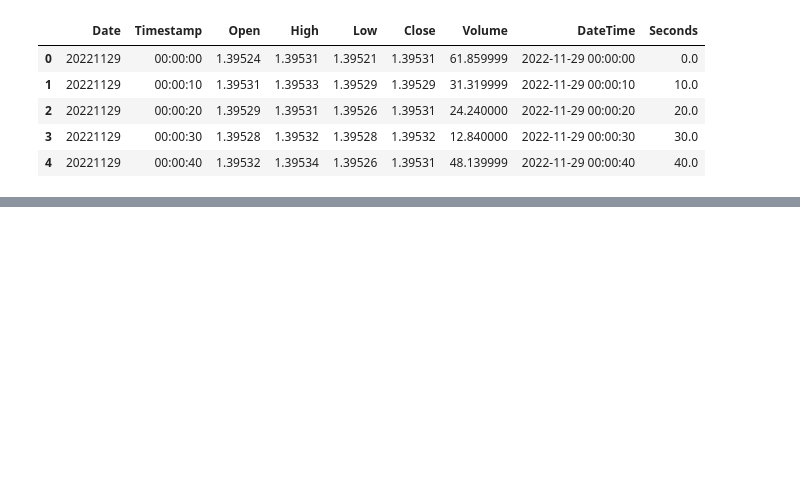
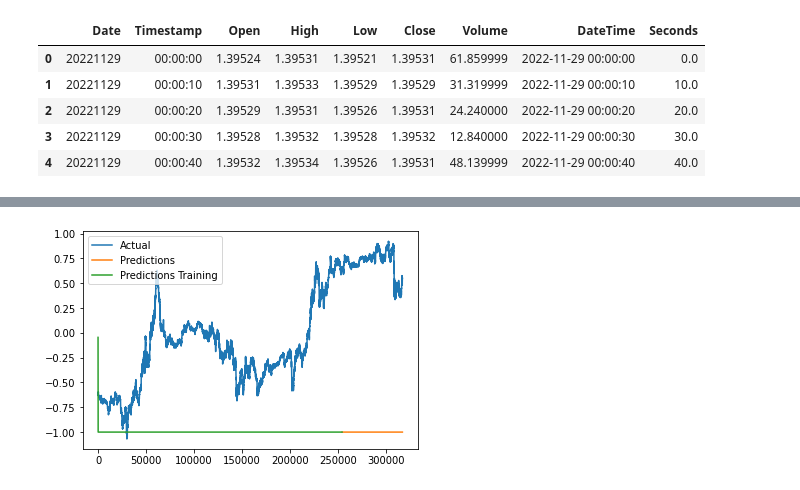
Before and after one commit to GoldenWind8/AlgorithmicTrading, a Jupyter notebook: NeuralNetworkModel.ipynb, the cells around one changed output, grey strips where cells are left out. Saved outputs shown, nothing was run; the diff lists cells and outputs as text; code cells hidden in the pictures; blank space fills up the shorter version.

```diff
--- a/NeuralNetworkModel.ipynb
+++ b/NeuralNetworkModel.ipynb
@@ -118,0 +236,21 @@ plt.show()
+# %%
+ # Split the data into training and testing sets
+train_data = data.iloc[:int(len(data) * 0.8)]
+test_data = data.iloc[int(len(data) * 0.8):]
+
+    # Define the model architecture
+model = tf.keras.Sequential()
+model.add(tf.keras.layers.Dense(32, input_shape=(1,), activation='relu'))
+model.add(tf.keras.layers.Dense(1, activation='tanh'))
+
+    # Compile the model
+model.compile(loss='mean_squared_error', optimizer='sgd', metrics=['mean_absolute_error'])
+
+    # Train the model
+history = model.fit(train_data['Seconds'], train_data['Close'], epochs=50,
+                        validation_data=(test_data['Seconds'], test_data['Close']))
+
+    # Evaluate the model
+test_loss, test_acc = model.evaluate(test_data['Seconds'], test_data['Close'])
+print('Test loss:', test_loss)
+print('Test accuracy:', test_acc)
@@ -118,0 +275,6 @@ plt.show()
+# %%
+# Make predictions on the training data
+predictions = model.predict(test_data['Seconds'])
+train_predictions = model.predict(train_data['Seconds'])
+plot(data, train_predictions, predictions )
+# %% [output]
@@ -118,0 +283 @@ plt.show()
+[figure, added]
```
Also changed, not shown: parts of 17 cells of this notebook.
